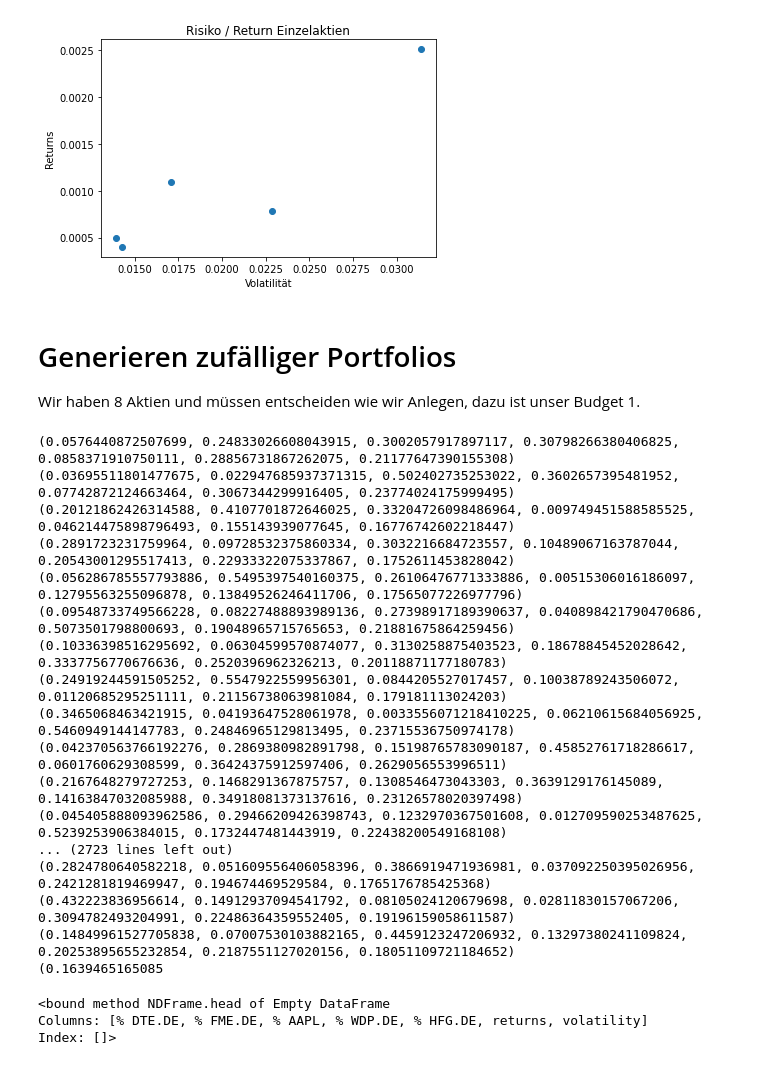
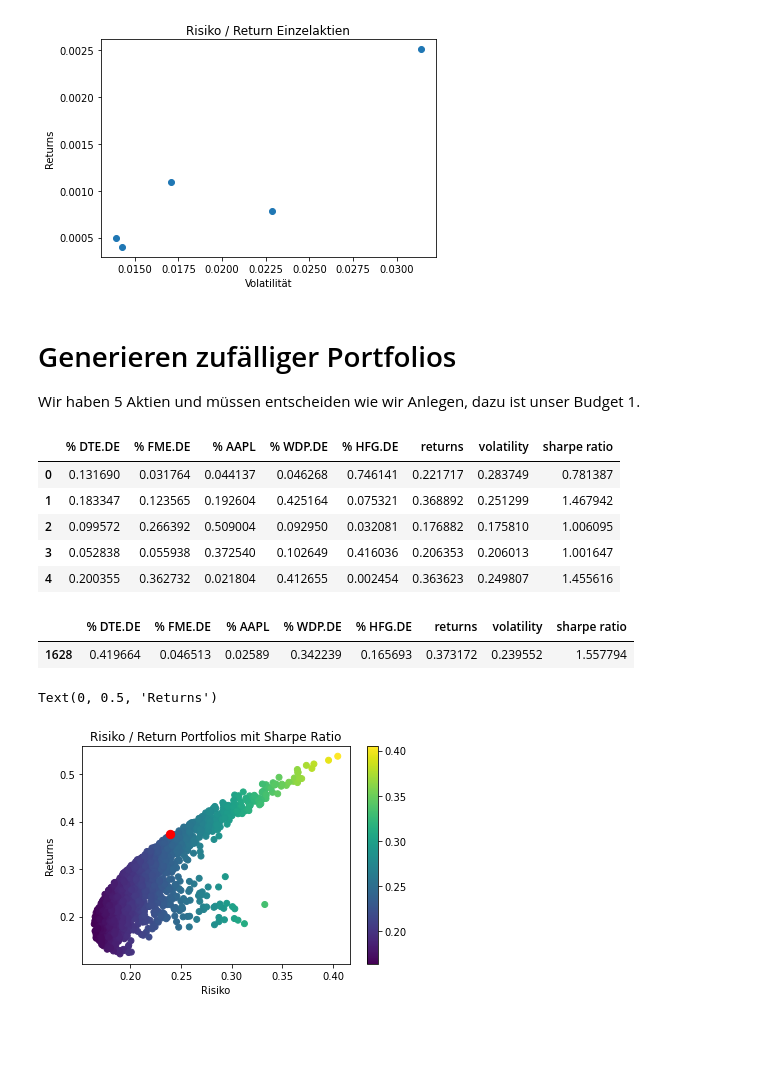
Before and after one commit to johannesgoebel/efficient_frontier, a Jupyter notebook: effiency_frontier.ipynb, the cells around one changed output. Drawn from its saved outputs; the diff is of its cells as text; code cells hidden in the pictures; blank space fills up the shorter version.

Commit message:
calculating sharpe ratio + visualizing return/volatility of generated portfolios

```diff
--- a/effiency_frontier.ipynb
+++ b/effiency_frontier.ipynb
@@ -74,42 +74,56 @@ Text(0, 0.5, 'Returns')
 # %% [markdown]
 # Generieren zufälliger Portfolios
 
-Wir haben 8 Aktien und müssen entscheiden wie wir Anlegen, dazu ist unser Budget 1.
+Wir haben 5 Aktien und müssen entscheiden wie wir Anlegen, dazu ist unser Budget 1.
 # %%
 from numpy import random
-num_portfolios = 20000
+num_portfolios = 2000
 
 def portfolio_performance(weights, mean_returns, cov_returns):
     pf_return = np.dot(weights, mean_returns) * 252
     pf_std = np.sqrt(np.dot( weights, np.dot(cov_returns, np.transpose(weights)))) *np.sqrt(252)
-    return weights[0][0], weights[0][1], weights[0][2], weights[0][3], weights[0][4], pf_return[0], pf_std[0][0]
+    pf_sharpe = pf_return[0] / pf_std[0][0]
+    return weights[0][0], weights[0][1], weights[0][2], weights[0][3], weights[0][4], pf_return[0], pf_std[0][0], pf_sharpe
 # %%
 df_portfolios= pd.DataFrame(columns = ['% DTE.DE', '% FME.DE', '% AAPL', '% WDP.DE', '% HFG.DE', 'returns', 'volatility'])
-weights = []
 for i in range(num_portfolios):
     weights = np.random.dirichlet(np.ones(5), size=1)
-    new_line = portfolio_performance(weights, mean_returns, cov_returns)
-    #df_portfolios.append(pd.DataFrame((new_line)))
-    print(new_line)
-df_portfolios.head
+    stk1, stk2, stk3, stk4, stk5, ret, vol, sharpe = portfolio_performance(weights, mean_returns, cov_returns)
+    df_portfolios = df_portfolios.append({ '% DTE.DE': stk1,
+                                            '% FME.DE': stk2,
+                                            '% AAPL': stk3,
+                                            '% WDP.DE': stk4,
+                                            '% HFG.DE': stk5,
+                                            'returns': ret,
+                                            'volatility': vol,
+                                            'sharpe ratio': sharpe}
+                         ,ignore_index = True
+                        )
+df_portfolios.head()
 # %% [output]
-(0.0576440872507699, 0.24833026608043915, 0.3002057917897117, 0.30798266380406825, 0.0858371910750111, 0.28856731867262075, 0.21177647390155308)
-(0.03695511801477675, 0.022947685937371315, 0.502402735253022, 0.3602657395481952, 0.07742872124663464, 0.3067344299916405, 0.23774024175999495)
-(0.20121862426314588, 0.4107701872646025, 0.33204726098486964, 0.009749451588585525, 0.046214475898796493, 0.155143939077645, 0.16776742602218447)
-(0.2891723231759964, 0.09728532375860334, 0.3032216684723557, 0.10489067163787044, 0.20543001295517413, 0.22933322075337867, 0.1752611453828042)
-(0.056286785557793886, 0.5495397540160375, 0.26106476771333886, 0.00515306016186097, 0.12795563255096878, 0.13849526246411706, 0.17565077226977796)
-(0.09548733749566228, 0.08227488893989136, 0.27398917189390637, 0.040898421790470686, 0.5073501798800693, 0.19048965715765653, 0.21881675864259456)
-(0.10336398516295692, 0.06304599570874077, 0.3130258875403523, 0.18678845452028642, 0.3337756770676636, 0.2520396962326213, 0.20118871177180783)
-(0.24919244591505252, 0.5547922559956301, 0.0844205527017457, 0.10038789243506072, 0.01120685295251111, 0.21156738063981084, 0.179181113024203)
-(0.3465068463421915, 0.04193647528061978, 0.0033556071218410225, 0.06210615684056925, 0.5460949144147783, 0.24846965129813495, 0.23715536750974178)
-(0.042370563766192276, 0.2869380982891798, 0.15198765783090187, 0.45852761718286617, 0.0601760629308599, 0.36424375912597406, 0.2629056553996511)
-(0.2167648279727253, 0.1468291367875757, 0.1308546473043303, 0.3639129176145089, 0.14163847032085988, 0.34918081373137616, 0.23126578020397498)
-(0.045405888093962586, 0.29466209426398743, 0.1232970367501608, 0.012709590253487625, 0.5239253906384015, 0.1732447481443919, 0.22438200549168108)
-... (2723 lines left out)
-(0.2824780640582218, 0.051609556406058396, 0.3866919471936981, 0.037092250395026956, 0.2421281819469947, 0.194674469529584, 0.1765176785425368)
-(0.432223836956614, 0.14912937094541792, 0.08105024120679698, 0.02811830157067206, 0.3094782493204991, 0.22486364359552405, 0.19196159058611587)
-(0.14849961527705838, 0.07007530103882165, 0.4459123247206932, 0.13297380241109824, 0.20253895655232854, 0.2187551127020156, 0.18051109721184652)
-(0.1639465165085
-<bound method NDFrame.head of Empty DataFrame
-Columns: [% DTE.DE, % FME.DE, % AAPL, % WDP.DE, % HFG.DE, returns, volatility]
-Index: []>
+|  | % DTE.DE | % FME.DE | % AAPL | % WDP.DE | % HFG.DE | returns | volatility | sharpe ratio |
+| 0 | 0.131690 | 0.031764 | 0.044137 | 0.046268 | 0.746141 | 0.221717 | 0.283749 | 0.781387 |
+| 1 | 0.183347 | 0.123565 | 0.192604 | 0.425164 | 0.075321 | 0.368892 | 0.251299 | 1.467942 |
+| 2 | 0.099572 | 0.266392 | 0.509004 | 0.092950 | 0.032081 | 0.176882 | 0.175810 | 1.006095 |
+| 3 | 0.052838 | 0.055938 | 0.372540 | 0.102649 | 0.416036 | 0.206353 | 0.206013 | 1.001647 |
+| 4 | 0.200355 | 0.362732 | 0.021804 | 0.412655 | 0.002454 | 0.363623 | 0.249807 | 1.455616 |
+# %%
+# Berechnen max sharpe
+
+max_sharpe = df_portfolios['sharpe ratio'].max()
+ind_max_sharpe = df_portfolios[df_portfolios['sharpe ratio'] == max_sharpe]
+ind_max_sharpe
+# %% [output]
+|  | % DTE.DE | % FME.DE | % AAPL | % WDP.DE | % HFG.DE | returns | volatility | sharpe ratio |
+| 1628 | 0.419664 | 0.046513 | 0.02589 | 0.342239 | 0.165693 | 0.373172 | 0.239552 | 1.557794 |
+# %%
+plt.scatter(df_portfolios['volatility'], df_portfolios['returns'], c=df_portfolios['volatility'])
+plt.colorbar()
+plt.scatter(ind_max_sharpe['volatility'], ind_max_sharpe['returns'], c='red', s=70)
+
+plt.title('Risiko / Return Portfolios mit Sharpe Ratio')
+plt.xlabel('Risiko')
+plt.ylabel('Returns')
+# %% [output]
+Text(0, 0.5, 'Returns')
+[figure, added]
```
Also changed, not shown: parts of 1 cell of this notebook.
